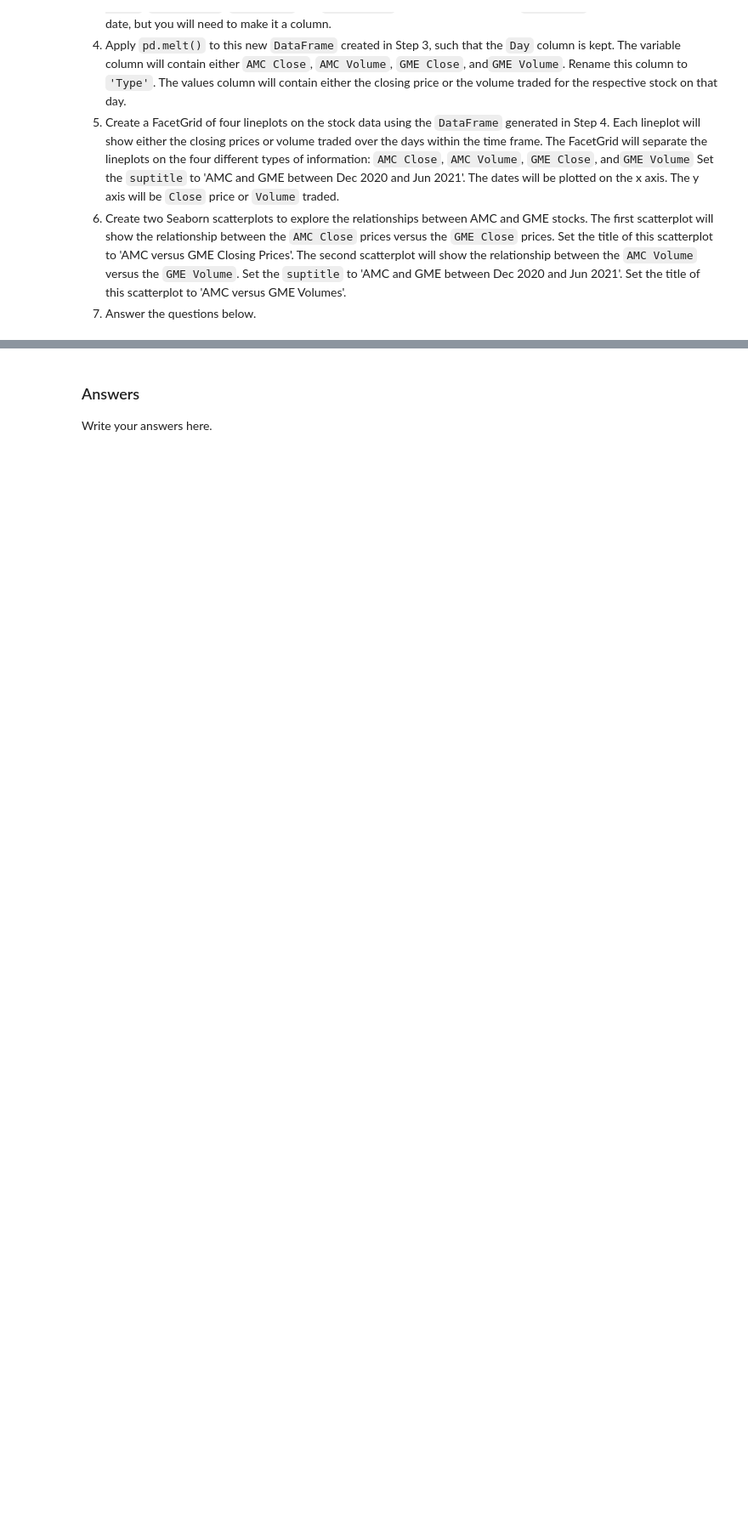
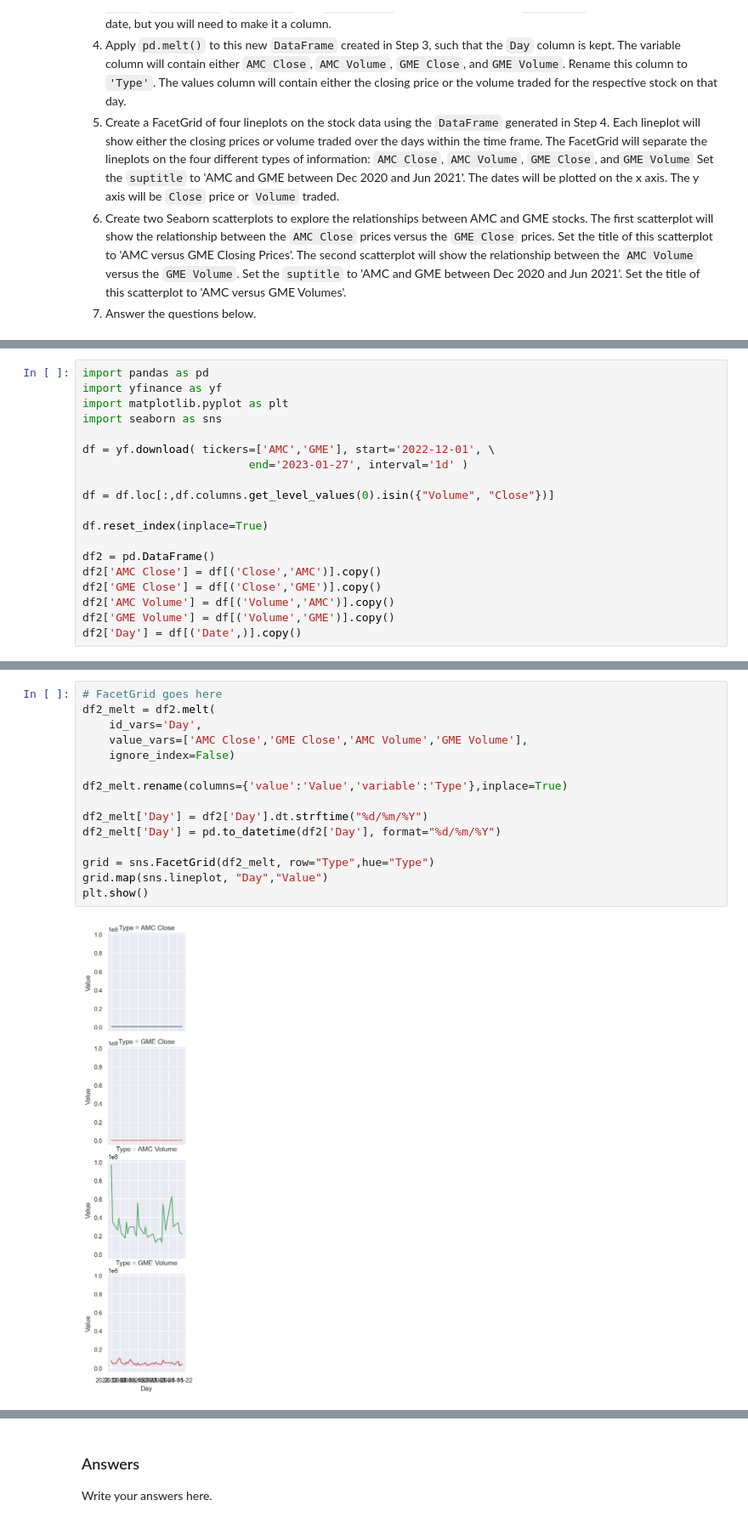
Before and after one commit to eriosta/analytics-viz, a Jupyter notebook: module2/lab2b.ipynb, the cells around one changed output, grey strips where cells are left out. Shown at 85% size. Saved outputs shown, nothing was run; the diff lists cells and outputs as text; blank space fills up the shorter version.

```diff
--- a/module2/lab2b.ipynb
+++ b/module2/lab2b.ipynb
@@ -40,0 +22,19 @@ df = yf.download( tickers=['AAPL','TSLA'], start='2020-03-01', \
+# %%
+import pandas as pd
+import yfinance as yf
+import matplotlib.pyplot as plt
+import seaborn as sns
+
+df = yf.download( tickers=['AMC','GME'], start='2022-12-01', \
+                         end='2023-01-27', interval='1d' )
+
+df = df.loc[:,df.columns.get_level_values(0).isin({"Volume", "Close"})]
+
+df.reset_index(inplace=True)
+
+df2 = pd.DataFrame()
+df2['AMC Close'] = df[('Close','AMC')].copy()
+df2['GME Close'] = df[('Close','GME')].copy()
+df2['AMC Volume'] = df[('Volume','AMC')].copy()
+df2['GME Volume'] = df[('Volume','GME')].copy()
+df2['Day'] = df[('Date',)].copy()
@@ -40,0 +43,17 @@ df = yf.download( tickers=['AAPL','TSLA'], start='2020-03-01', \
+# %%
+# FacetGrid goes here
+df2_melt = df2.melt(
+    id_vars='Day',
+    value_vars=['AMC Close','GME Close','AMC Volume','GME Volume'],
+    ignore_index=False)
+
+df2_melt.rename(columns={'value':'Value','variable':'Type'},inplace=True)
+
+df2_melt['Day'] = df2['Day'].dt.strftime("%d/%m/%Y")
+df2_melt['Day'] = pd.to_datetime(df2['Day'], format="%d/%m/%Y")
+
+grid = sns.FacetGrid(df2_melt, row="Type",hue="Type")
+grid.map(sns.lineplot, "Day","Value")
+plt.show()
+# %% [output]
+[figure, added]
```
Also changed, not shown: parts of 5 cells of this notebook, 2 other files.
